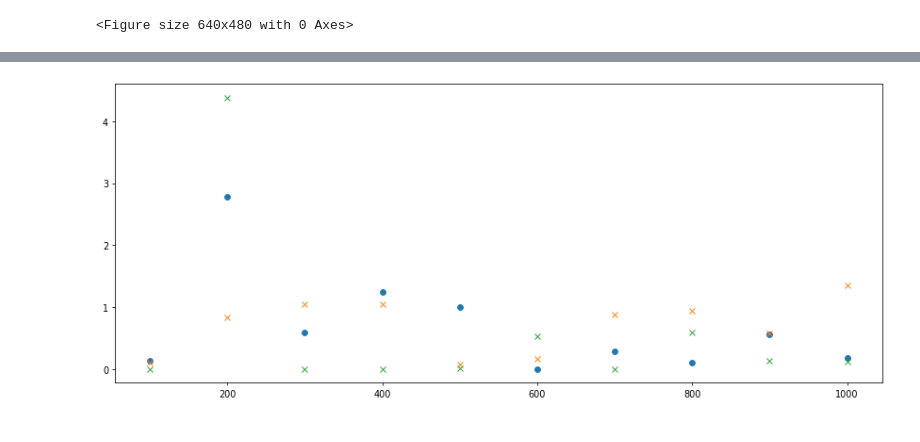
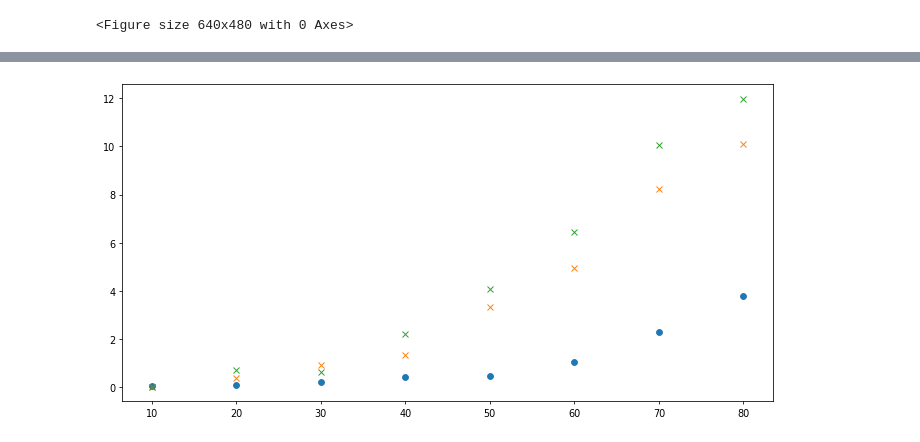
Before and after one commit to malachyoconnor/MQTT-GO, a Jupyter notebook: data/Graphs.ipynb, the cells around one changed output, grey strips where cells are left out. Saved outputs shown, nothing was run; the diff lists cells and outputs as text; code cells hidden in the pictures.

```diff
--- a/data/Graphs.ipynb
+++ b/data/Graphs.ipynb
@@ -94,19 +96,19 @@ def get_loss_from_csv(location, client_range, filename):
                 latencies.append(1-latency)
     return np.array(latencies)*100
 # %%
+client_range = range(10, 81, 10)
 xpoints = [x for x in client_range]
-client_range = range(100, 1001, 100)
 
-figure(figsize=(15, 6), dpi=70)
-udp_loss = get_loss_from_csv(dir_path + "\\lossTests\\UDP\\buffer10MB\\", client_range, "bits")
+figure(figsize=(12, 6), dpi=70)
+udp_loss = get_loss_from_csv(dir_path + "\\lossTests\\UDP\\packet_1B\\", client_range, "clients")
 plt.plot(xpoints, udp_loss, 'o')
 
-udp_loss = get_loss_from_csv(dir_path + "\\lossTests\\UDP\\buffer50MB\\", client_range, "bits")
+udp_loss = get_loss_from_csv(dir_path + "\\lossTests\\UDP\\packet_128B\\", client_range, "clients")
 plt.plot(xpoints, udp_loss, 'x')
 
-udp_loss = get_loss_from_csv(dir_path + "\\lossTests\\UDP\\buffer100MB\\", client_range, "bits")
+udp_loss = get_loss_from_csv(dir_path + "\\lossTests\\UDP\\packet_512B\\", client_range, "clients")
 plt.plot(xpoints, udp_loss, 'x')
 
 plt.show()
 # %% [output]
-[figure, old version]
+[figure, new version]
```
Also changed, not shown: parts of 13 cells of this notebook, 26 other files.
